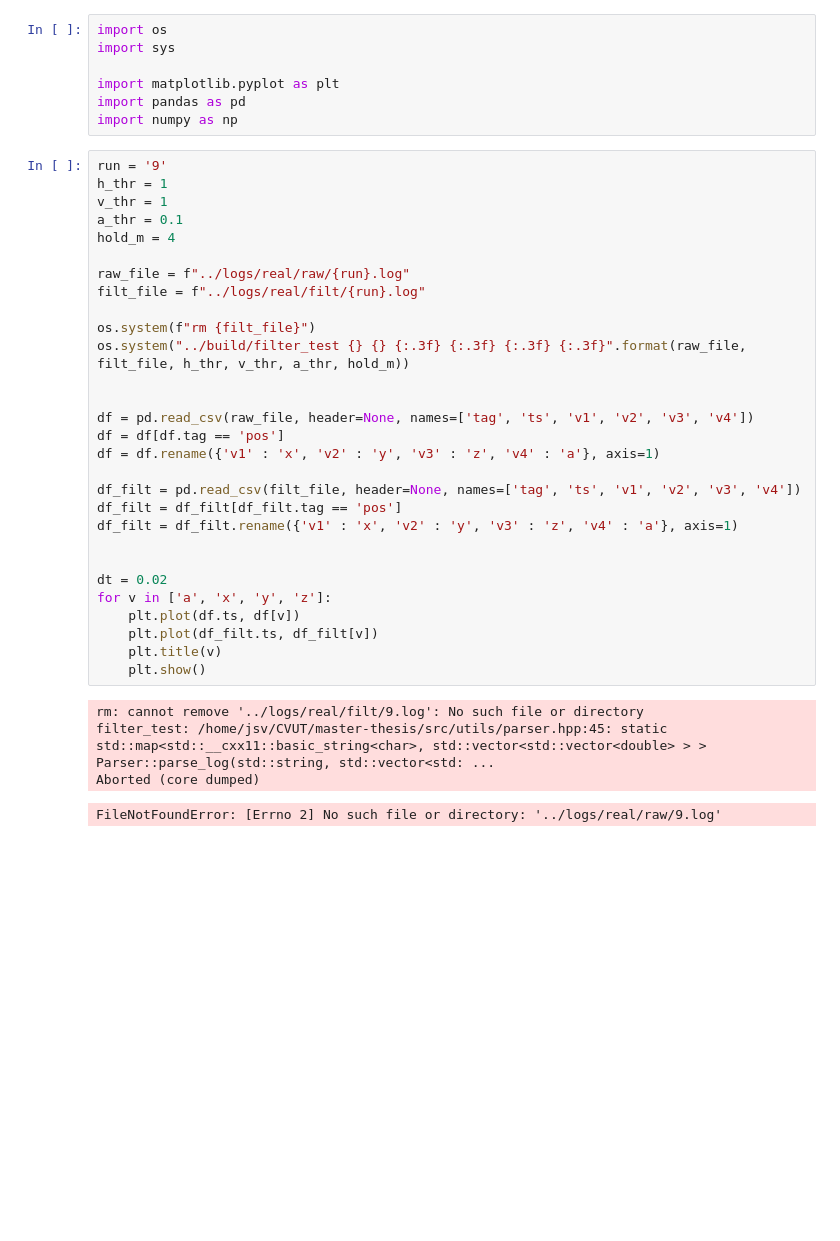
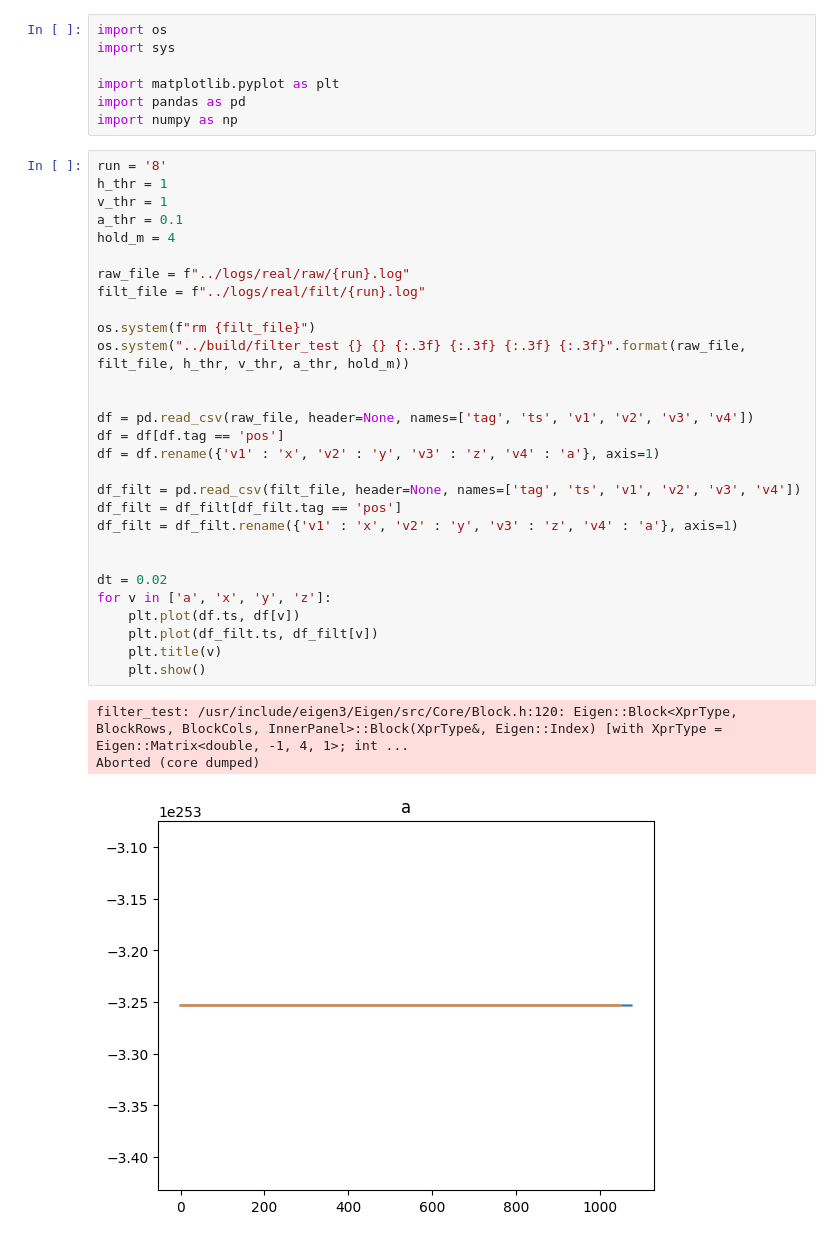
Before and after one commit to svrc-jan/master-thesis, a Jupyter notebook: tools/filter_plot.ipynb, the cells around one changed output. Saved outputs shown, nothing was run; the diff lists cells and outputs as text; blank space fills up the shorter version.

```diff
--- a/tools/filter_plot.ipynb
+++ b/tools/filter_plot.ipynb
@@ -6,36 +6,35 @@ import matplotlib.pyplot as plt
 import pandas as pd
 import numpy as np
 # %%
-run = '9'
+run = '8'
 h_thr = 1
 v_thr = 1
 a_thr = 0.1
 hold_m = 4
 
 raw_file = f"../logs/real/raw/{run}.log"
 filt_file = f"../logs/real/filt/{run}.log"
 
 os.system(f"rm {filt_file}")
 os.system("../build/filter_test {} {} {:.3f} {:.3f} {:.3f} {:.3f}".format(raw_file, filt_file, h_thr, v_thr, a_thr, hold_m))
 
 
 df = pd.read_csv(raw_file, header=None, names=['tag', 'ts', 'v1', 'v2', 'v3', 'v4'])
 df = df[df.tag == 'pos']
 df = df.rename({'v1' : 'x', 'v2' : 'y', 'v3' : 'z', 'v4' : 'a'}, axis=1)
 
 df_filt = pd.read_csv(filt_file, header=None, names=['tag', 'ts', 'v1', 'v2', 'v3', 'v4'])
 df_filt = df_filt[df_filt.tag == 'pos']
 df_filt = df_filt.rename({'v1' : 'x', 'v2' : 'y', 'v3' : 'z', 'v4' : 'a'}, axis=1)
 
 
 dt = 0.02
 for v in ['a', 'x', 'y', 'z']:
 	plt.plot(df.ts, df[v])
 	plt.plot(df_filt.ts, df_filt[v])
 	plt.title(v)
 	plt.show()
 # %% [output]
-rm: cannot remove '../logs/real/filt/9.log': No such file or directory
-filter_test: /home/jsv/CVUT/master-thesis/src/utils/parser.hpp:45: static std::map<std::__cxx11::basic_string<char>, std::vector<std::vector<double> > > Parser::parse_log(std::string, std::vector<std: ...
+filter_test: /usr/include/eigen3/Eigen/src/Core/Block.h:120: Eigen::Block<XprType, BlockRows, BlockCols, InnerPanel>::Block(XprType&, Eigen::Index) [with XprType = Eigen::Matrix<double, -1, 4, 1>; int ...
 Aborted (core dumped)
-FileNotFoundError: [Errno 2] No such file or directory: '../logs/real/raw/9.log'
+[figure, added]
```
Also changed, not shown: parts of 1 cell of this notebook, 43 other files.
